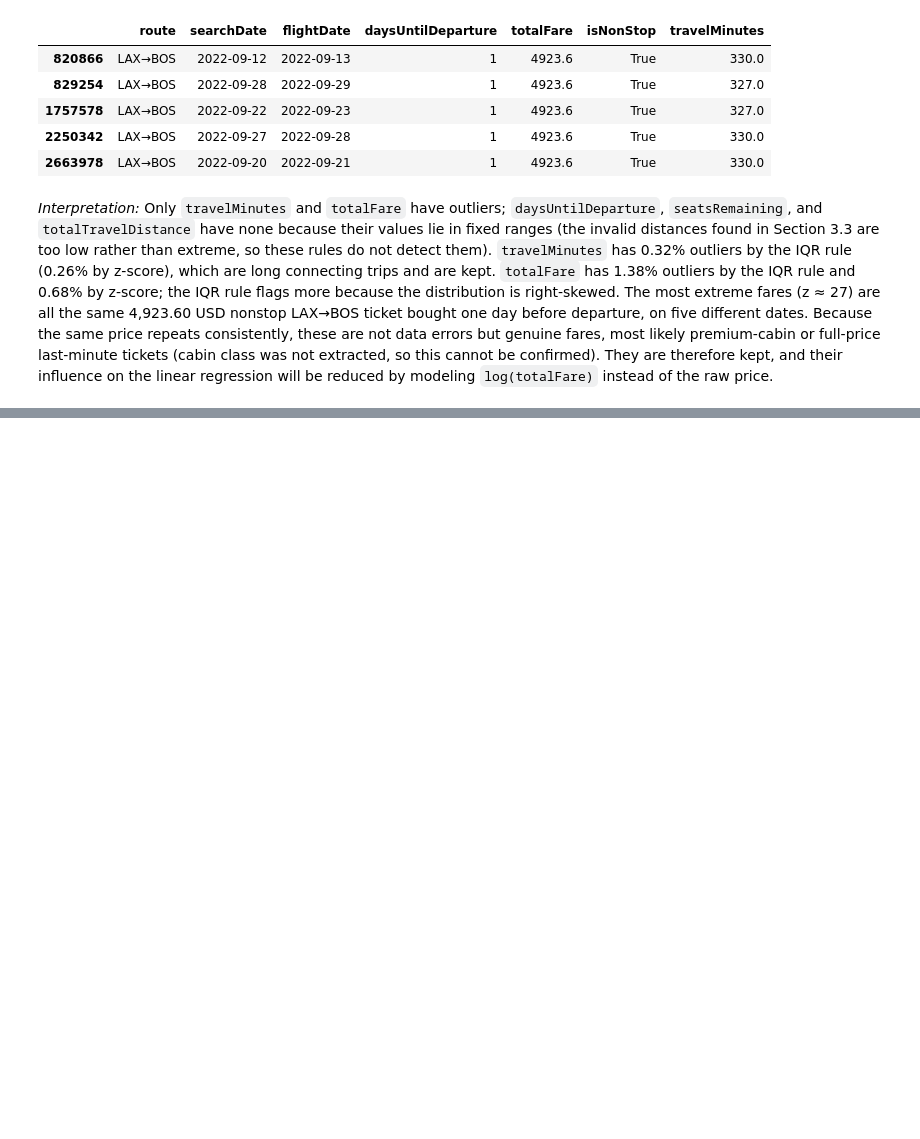
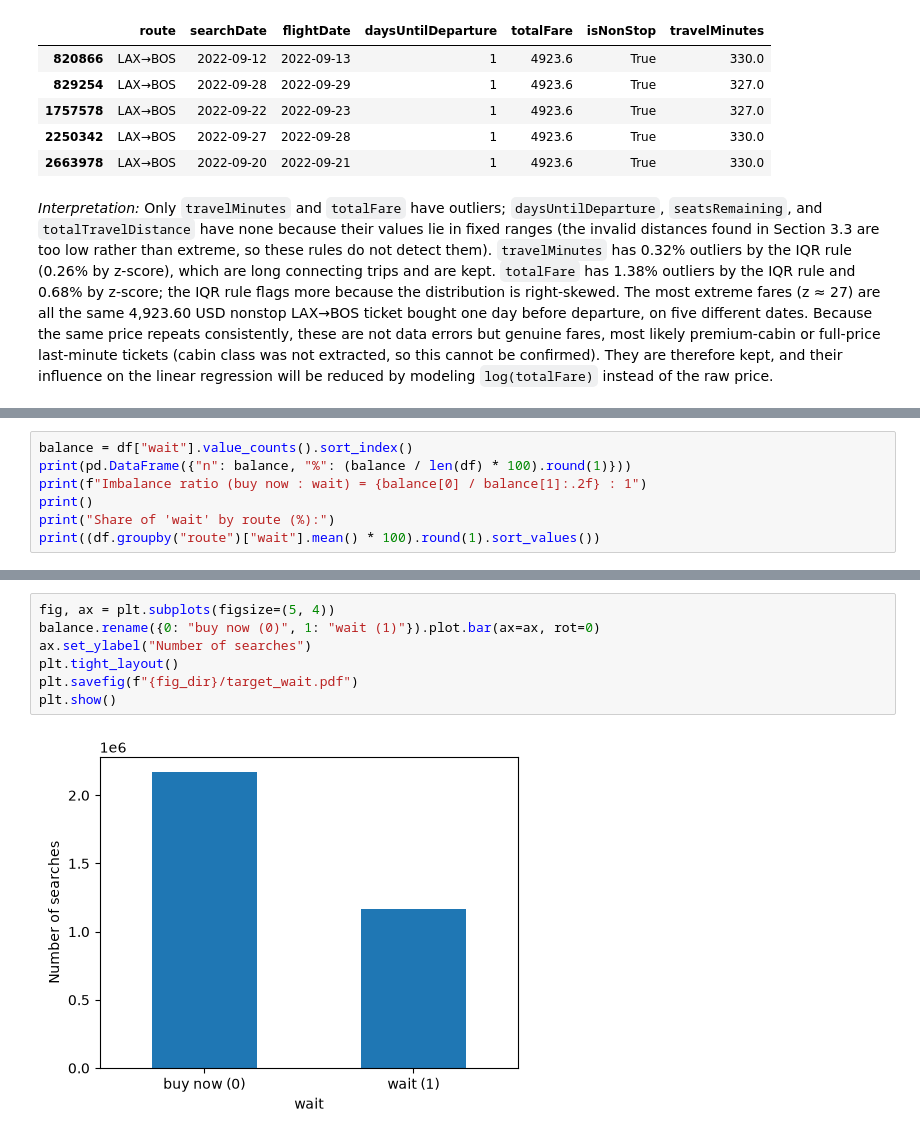
Before and after one commit to anitaroese/flight-price-prediction, a Jupyter notebook: 03_EDA.ipynb, the cells around one changed output, grey strips where cells are left out. Drawn from its saved outputs; the diff is of its cells as text; blank space fills up the shorter version.

```diff
--- a/03_EDA.ipynb
+++ b/03_EDA.ipynb
@@ -363,0 +416,7 @@ df.nlargest(5, "totalFare")[["route", "searchDate", "flightDate", "daysUntilDepa
+# %%
+balance = df["wait"].value_counts().sort_index()
+print(pd.DataFrame({"n": balance, "%": (balance / len(df) * 100).round(1)}))
+print(f"Imbalance ratio (buy now : wait) = {balance[0] / balance[1]:.2f} : 1")
+print()
+print("Share of 'wait' by route (%):")
+print((df.groupby("route")["wait"].mean() * 100).round(1).sort_values())
@@ -363,0 +439,9 @@ df.nlargest(5, "totalFare")[["route", "searchDate", "flightDate", "daysUntilDepa
+# %%
+fig, ax = plt.subplots(figsize=(5, 4))
+balance.rename({0: "buy now (0)", 1: "wait (1)"}).plot.bar(ax=ax, rot=0)
+ax.set_ylabel("Number of searches")
+plt.tight_layout()
+plt.savefig(f"{fig_dir}/target_wait.pdf")
+plt.show()
+# %% [output]
+[figure, added]
```
Also changed, not shown: parts of 8 cells of this notebook, 2 other files.
